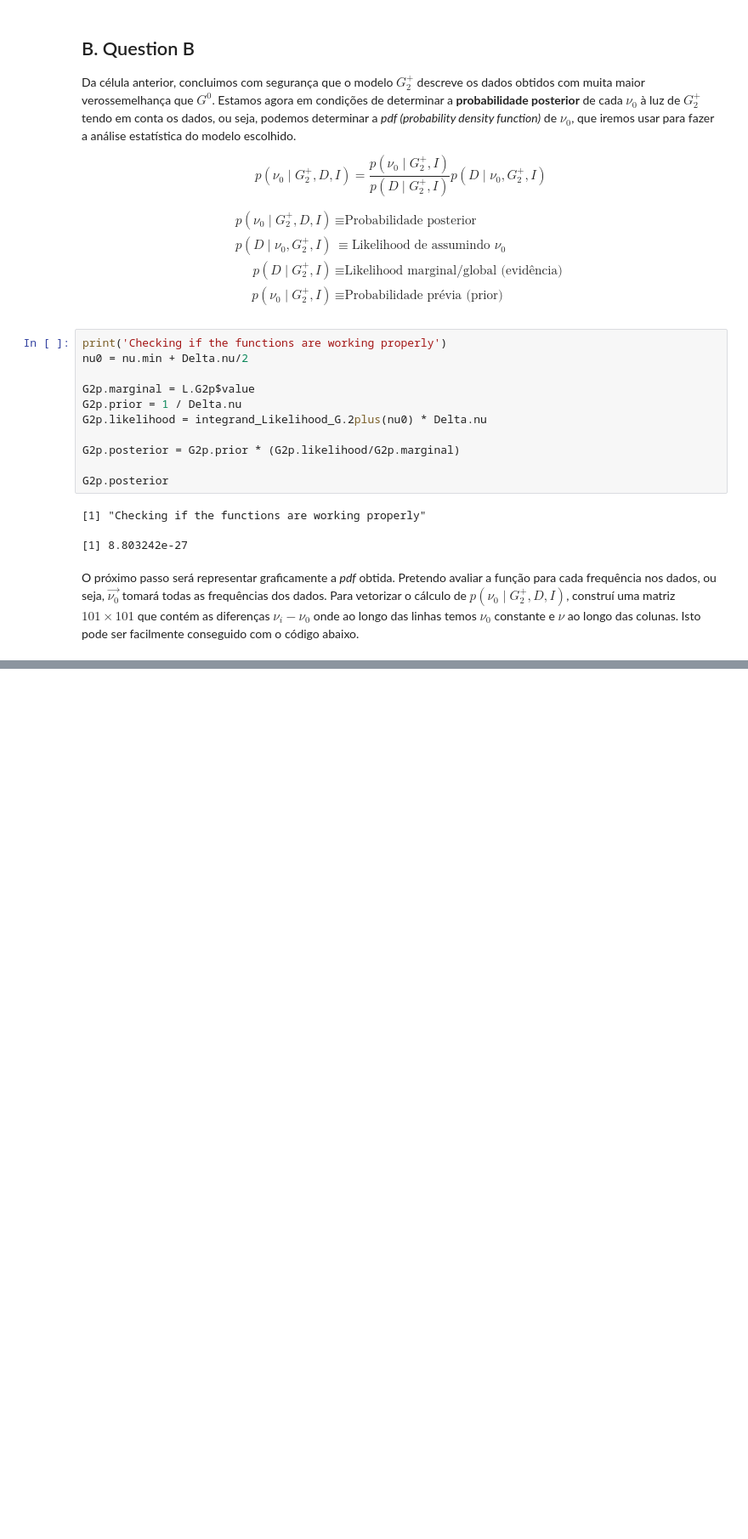
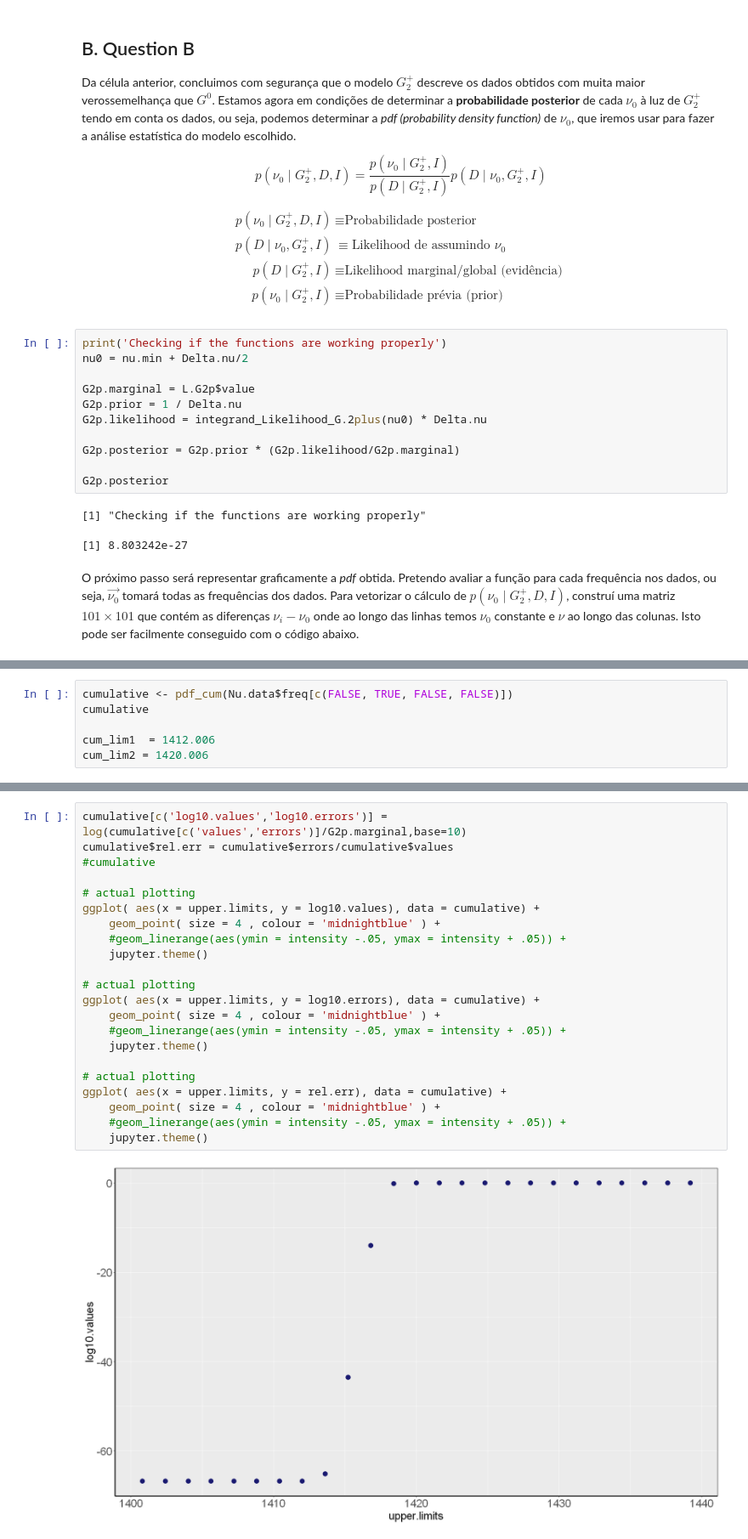
Before and after one commit to cesarium/da-bayesian-star, a Jupyter notebook: notebook.ipynb, the cells around one changed output, grey strips where cells are left out. Shown at 85% size. Cells and saved outputs as stored; diff of their text form; blank space fills up the shorter version.

```diff
--- a/notebook.ipynb
+++ b/notebook.ipynb
@@ -506,0 +617,6 @@ jupyter.theme()
+# %%
+cumulative <- pdf_cum(Nu.data$freq[c(FALSE, TRUE, FALSE, FALSE)])
+cumulative
+
+cum_lim1  = 1412.006
+cum_lim2 = 1420.006
@@ -506,0 +676,24 @@ jupyter.theme()
+# %%
+cumulative[c('log10.values','log10.errors')] = log(cumulative[c('values','errors')]/G2p.marginal,base=10)
+cumulative$rel.err = cumulative$errors/cumulative$values
+#cumulative
+
+# actual plotting
+ggplot( aes(x = upper.limits, y = log10.values), data = cumulative) +
+    geom_point( size = 4 , colour = 'midnightblue' ) +
+    #geom_linerange(aes(ymin = intensity -.05, ymax = intensity + .05)) +
+    jupyter.theme()
+
+# actual plotting
+ggplot( aes(x = upper.limits, y = log10.errors), data = cumulative) +
+    geom_point( size = 4 , colour = 'midnightblue' ) +
+    #geom_linerange(aes(ymin = intensity -.05, ymax = intensity + .05)) +
+    jupyter.theme()
+
+# actual plotting
+ggplot( aes(x = upper.limits, y = rel.err), data = cumulative) +
+    geom_point( size = 4 , colour = 'midnightblue' ) +
+    #geom_linerange(aes(ymin = intensity -.05, ymax = intensity + .05)) +
+    jupyter.theme()
+# %% [output]
+[figure, added]
```
Also changed, not shown: parts of 18 cells of this notebook.
